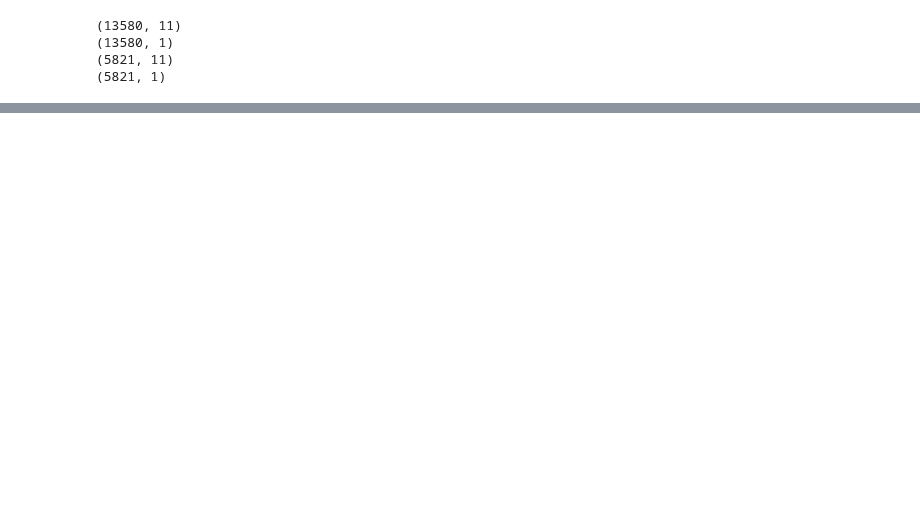
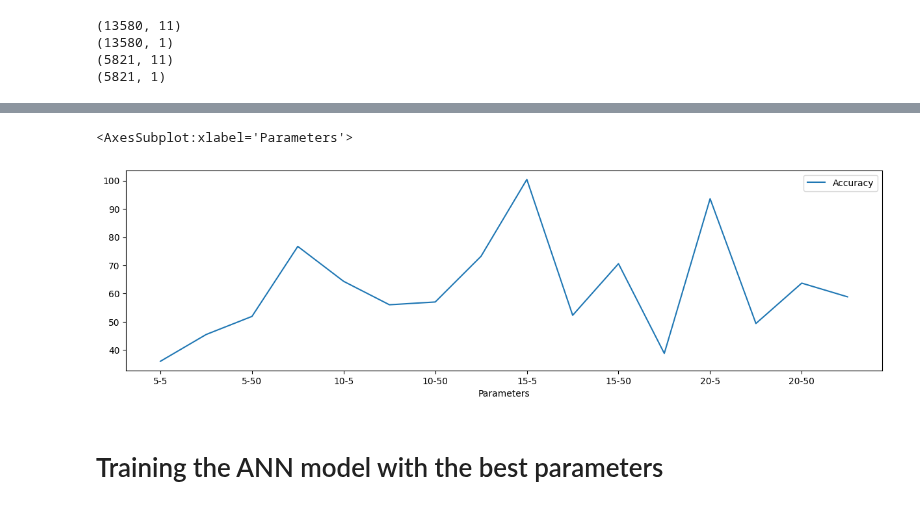
Before and after one commit to Tenergai/challenge-3, a Jupyter notebook: Generation Prediction DNN/DNN Regression.ipynb, the cells around one changed output, grey strips where cells are left out. Saved outputs shown, nothing was run; the diff lists cells and outputs as text; code cells hidden in the pictures; blank space fills up the shorter version.

```diff
--- a/Generation Prediction DNN/DNN Regression.ipynb
+++ b/Generation Prediction DNN/DNN Regression.ipynb
@@ -82,0 +210,2 @@ AttributeError: 'Sequential' object has no attribute 'mean'
+# %%
+ResultsDataPlot = ResultsData
@@ -82,0 +232,4 @@ AttributeError: 'Sequential' object has no attribute 'mean'
+# %%
+ResultsDataPlot["Accuracy"] = ResultsDataPlot["Accuracy"].add(100)
+# %%
+ResultsDataPlot["Accuracy"] = ResultsDataPlot["Accuracy"].multiply(-1)
@@ -82,0 +256,8 @@ AttributeError: 'Sequential' object has no attribute 'mean'
+# %%
+%matplotlib inline
+ResultsDataPlot.plot(x='Parameters', y='Accuracy', figsize=(15,4), kind='line')
+# %% [output]
+<AxesSubplot:xlabel='Parameters'>
+[figure, added]
+# %% [markdown]
+# Training the ANN model with the best parameters
```
Also changed, not shown: parts of 15 cells of this notebook, 4 other files.
